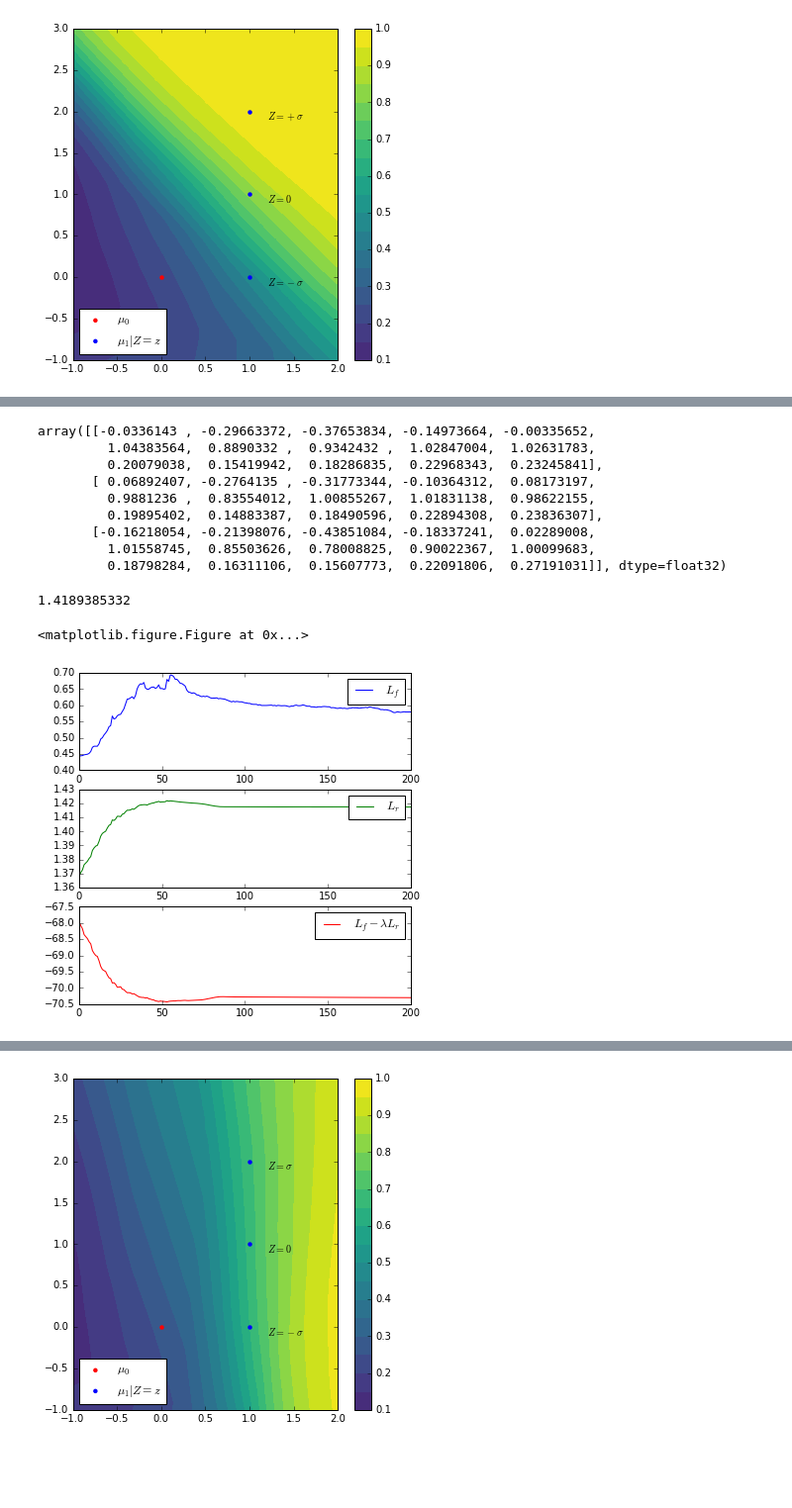
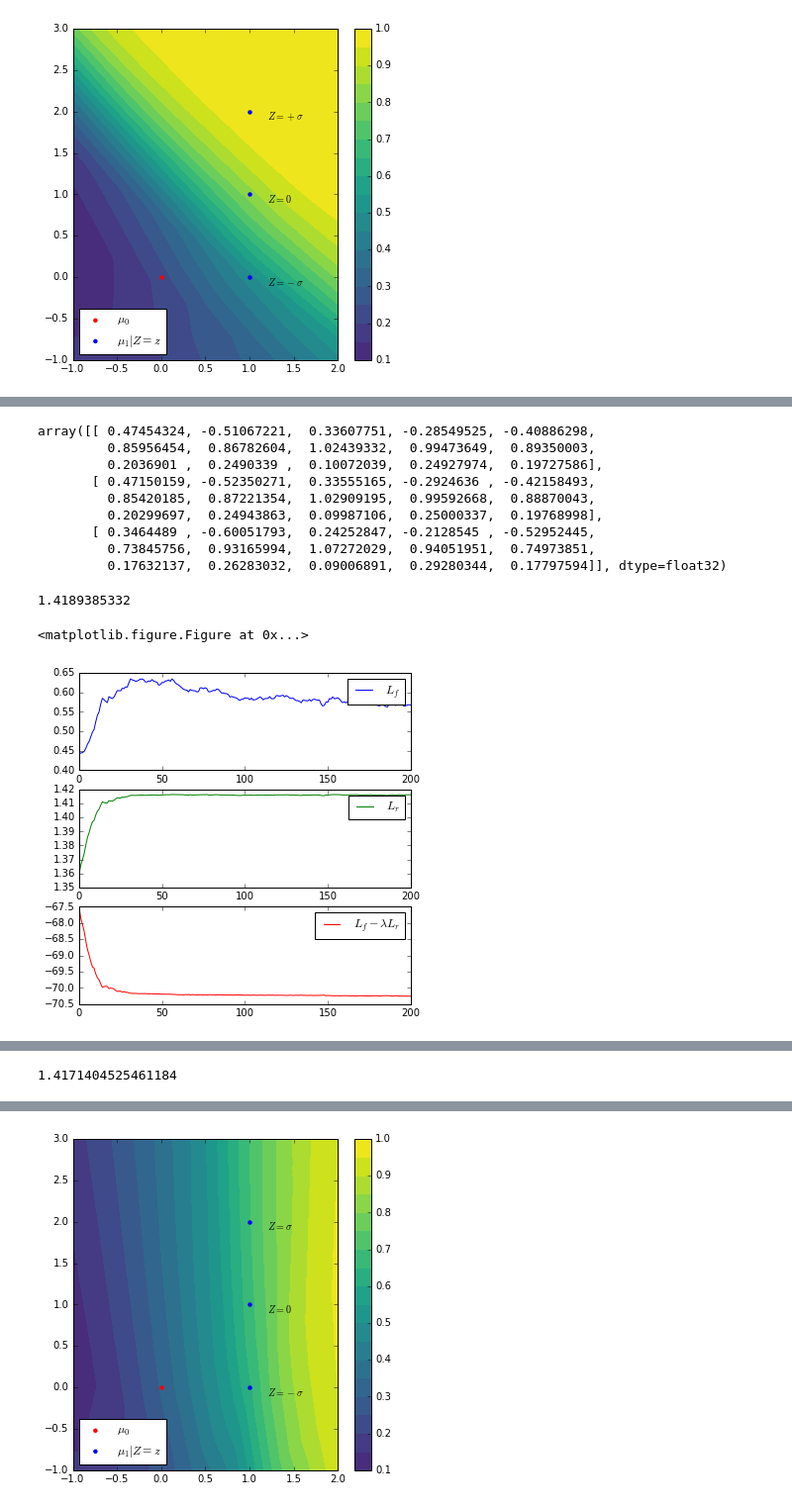
Before and after one commit to glouppe/paper-learning-to-pivot, a Jupyter notebook: code/Toy.ipynb, the cells around one changed output, grey strips where cells are left out. Shown at 99% size. Drawn from its saved outputs; the diff is of its cells as text; code cells hidden in the pictures; blank space fills up the shorter version.

```diff
--- a/code/Toy.ipynb
+++ b/code/Toy.ipynb
@@ -449,7 +449,7 @@ pz = Normal(mu=0.0, sigma=1.0)
 #pz = Mixture([Normal(-1.5,1), Normal(1.5,1)])
 #pz = Uniform(low=0, high=2.0)
 # %%
-n_samples = 50000
+n_samples = 100000
 
 X0 = p0.rvs(n_samples // 2)
 X1 = p1.rvs(n_samples // 2)
@@ -473,7 +473,7 @@ plt.show()
 # %%
 from sklearn.cross_validation import train_test_split
 
-X_train, X_valid, y_train, y_valid, z_train, z_valid = train_test_split(X, y, z, test_size=10000)
+X_train, X_valid, y_train, y_valid, z_train, z_valid = train_test_split(X, y, z, test_size=25000)
 # %%
 import keras.backend as K
 from keras.layers import Input, Dense, Merge, Lambda
@@ -668,15 +668,15 @@ Epoch 20/20
 # %%
 DfR.predict(X_train[:3])
 # %% [output]
-array([[-0.0336143 , -0.29663372, -0.37653834, -0.14973664, -0.00335652,
-         1.04383564,  0.8890332 ,  0.9342432 ,  1.02847004,  1.02631783,
-         0.20079038,  0.15419942,  0.18286835,  0.22968343,  0.23245841],
-       [ 0.06892407, -0.2764135 , -0.31773344, -0.10364312,  0.08173197,
-         0.9881236 ,  0.83554012,  1.00855267,  1.01831138,  0.98622155,
-         0.19895402,  0.14883387,  0.18490596,  0.22894308,  0.23836307],
-       [-0.16218054, -0.21398076, -0.43851084, -0.18337241,  0.02289008,
-         1.01558745,  0.85503626,  0.78008825,  0.90022367,  1.00099683,
-         0.18798284,  0.16311106,  0.15607773,  0.22091806,  0.27191031]], dtype=float32)
+array([[ 0.47454324, -0.51067221,  0.33607751, -0.28549525, -0.40886298,
+         0.85956454,  0.86782604,  1.02439332,  0.99473649,  0.89350003,
+         0.2036901 ,  0.2490339 ,  0.10072039,  0.24927974,  0.19727586],
+       [ 0.47150159, -0.52350271,  0.33555165, -0.2924636 , -0.42158493,
+         0.85420185,  0.87221354,  1.02909195,  0.99592668,  0.88870043,
+         0.20299697,  0.24943863,  0.09987106,  0.25000337,  0.19768998],
+       [ 0.3464489 , -0.60051793,  0.24252847, -0.2128545 , -0.52952445,
+         0.73845756,  0.93165994,  1.07272029,  0.94051951,  0.74973851,
+         0.17632137,  0.26283032,  0.09006891,  0.29280344,  0.17797594]], dtype=float32)
 # %%
 from IPython import display
 
@@ -710,28 +710,31 @@ losses = {"L_f": [], "L_r": [], "L_f - L_r": []}
 # %%
 batch_size = 128
 
 for i in range(201):
     l = DRf.evaluate(X_valid, [y_valid, z_valid], verbose=0)
     losses["L_f - L_r"].append(l[0][None][0])
     losses["L_f"].append(l[1][None][0])
     losses["L_r"].append(-l[2][None][0])
+    print(losses["L_r"][-1] / lam)
 
     if i % 5 == 0:
         plot_losses(i, losses)
 
     # Fit D
     D.trainable = True
     R.trainable = False
     indices = np.random.permutation(len(X_train))[:batch_size]
     DRf.train_on_batch(X_train[indices], [y_train[indices], z_train[indices]])
 
     # Fit R
     D.trainable = False
     R.trainable = True
 
-    for j in range(100):
-        indices = np.random.permutation(len(X_train))
-        DfR.train_on_batch(X_train[indices], z_train[indices])
+    DfR.fit(X_train, z_train, batch_size=batch_size, nb_epoch=1, verbose=1)
+
+#     for j in range(200):
+#         indices = np.random.permutation(len(X_train))
+#         DfR.train_on_batch(X_train[indices], z_train[indices])
 # %% [output]
 <matplotlib.figure.Figure at 0x...>
-[figure, old version]
+[figure, new version]
@@ -738,3 +743,7 @@ for i in range(201):
+# %%
+DfR.evaluate(X_train, z_train)
+# %% [output]
+1.4171404525461184
 # %%
 plt.hist(1. - D.predict(make_X(50000, z=-1)), bins=50, normed=1, histtype="step", label="$p(f(X)|Z=-\sigma)$")
 plt.hist(1. - D.predict(make_X(50000, z=0)), bins=50, normed=1, histtype="step", label="$p(f(X)|Z=0)$")
```
Also changed, not shown: parts of 10 cells of this notebook, 7 other files.
